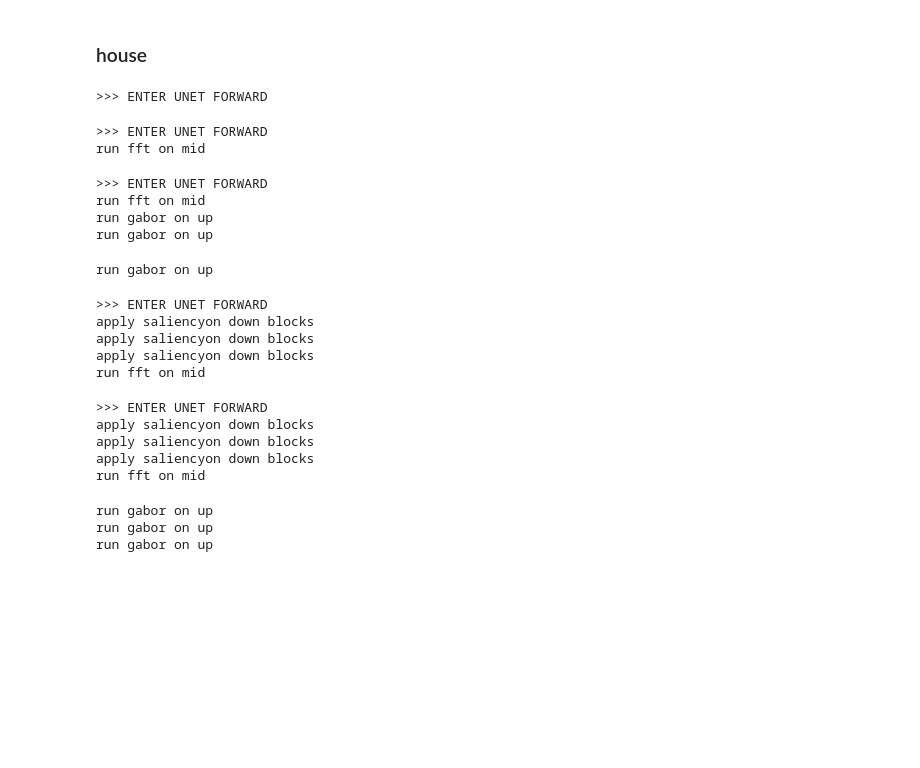
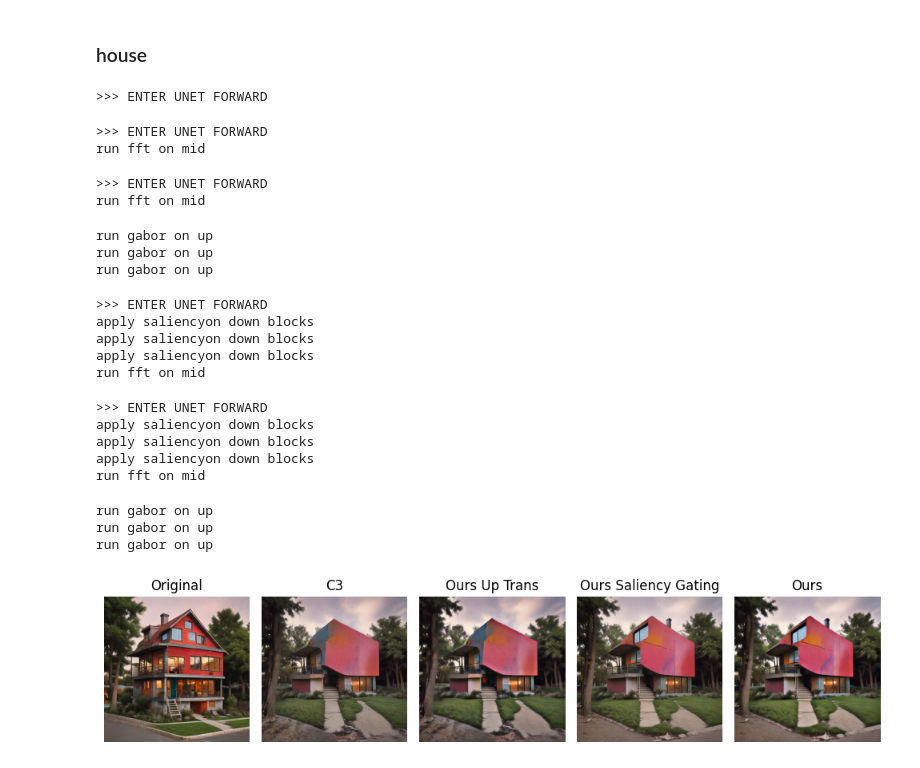
Before and after one commit to YannisZang/Dual-Stage-Feature-Transformation-for-Creative-Diffusion, a Jupyter notebook: image_generation_examples.ipynb, the cells around one changed output. Drawn from its saved outputs; the diff is of its cells as text; code cells hidden in the pictures; blank space fills up the shorter version.

```diff
--- a/image_generation_examples.ipynb
+++ b/image_generation_examples.ipynb
@@ -39,38 +38,68 @@ amplification_factor[2] = 1+(data[0][2]-1)*0.1
 amplification_factor[3] = 1+(data[0][3]-1)*0.1
 # %% [markdown]
 ### house
-# %%
-prompt = 'a creative chair'
-orig = model.orig(prompt=prompt, seed=seed)
-# %% [output]
->>> ENTER UNET FORWARD
-# %%
-c3 = model.c3(prompt=prompt, seed=seed, replace_mask=amplification_factor, cutoff=[10.0,5.0,5.0,5.0,1.0,1.0,1.0])
-# %% [output]
->>> ENTER UNET FORWARD
-run fft on mid
 # %%
+seed = 2
+prompt = 'a creative house'
+orig = model.orig(prompt=prompt, seed=seed)
+c3 = model.c3(prompt=prompt, seed=seed, replace_mask=amplification_factor, cutoff=[10.0,5.0,5.0,5.0,1.0,1.0,1.0])
 ## only apply up blocks transformation
 up_trans = model.dual_stage(prompt=prompt, seed=seed, replace_mask=amplification_factor, cutoff=[10.0,5.0,5.0,5.0,1.0,1.0,1.0], filter_factor=0.8, saliency_fft=False)
 ## only apply saliency gating
 down_saliency = model.dual_stage(prompt=prompt, seed=seed, replace_mask=amplification_factor, cutoff=[10.0,5.0,5.0,5.0,1.0,1.0,1.0], apply_filter=False, filter_factor=0.8, saliency_fft=True)
 dual = model.dual_stage(prompt=prompt, seed=seed, replace_mask=amplification_factor,cutoff=[10.0,5.0,5.0,5.0,1.0,1.0,1.0], filter_factor=0.8)
+
+gs = gridspec.GridSpec(1, 5, width_ratios=[1, 1, 1, 1, 1])
+fig = plt.figure(figsize=(10, 5))
+ax1 = plt.subplot(gs[0])
+ax2 = plt.subplot(gs[1])
+ax3 = plt.subplot(gs[2])
+ax4 = plt.subplot(gs[3])
+ax5 = plt.subplot(gs[4])
+ax1.imshow(orig)
+ax1.axis('off')
+ax1.set_title('Original')
+
+ax2.imshow(c3)
+ax2.axis('off')
+ax2.set_title('C3')
+
+ax3.imshow(up_trans)
+ax3.axis('off')
+ax3.set_title('Ours Up Trans')
+
+ax4.imshow(down_saliency)
+ax4.axis('off')
+ax4.set_title('Ours Saliency Gating')
+
+ax5.imshow(dual)
+ax5.axis('off')
+ax5.set_title('Ours')
+plt.tight_layout()
+
+fig.savefig('house_result.svg', format='svg', bbox_inches='tight')
+
+plt.show()
 # %% [output]
 >>> ENTER UNET FORWARD
-run fft on mid
-run gabor on up
-run gabor on up
-run gabor on up
+>>> ENTER UNET FORWARD
+run fft on mid
 >>> ENTER UNET FORWARD
-apply saliencyon down blocks
-apply saliencyon down blocks
-apply saliencyon down blocks
 run fft on mid
->>> ENTER UNET FORWARD
-apply saliencyon down blocks
-apply saliencyon down blocks
-apply saliencyon down blocks
-run fft on mid
+run gabor on up
+run gabor on up
+run gabor on up
-run gabor on up
-run gabor on up
-run gabor on up
+>>> ENTER UNET FORWARD
+apply saliencyon down blocks
+apply saliencyon down blocks
+apply saliencyon down blocks
+run fft on mid
+>>> ENTER UNET FORWARD
+apply saliencyon down blocks
+apply saliencyon down blocks
+apply saliencyon down blocks
+run fft on mid
+run gabor on up
+run gabor on up
+run gabor on up
+[figure, added]
```
Also changed, not shown: parts of 9 cells of this notebook, 50 other files.
